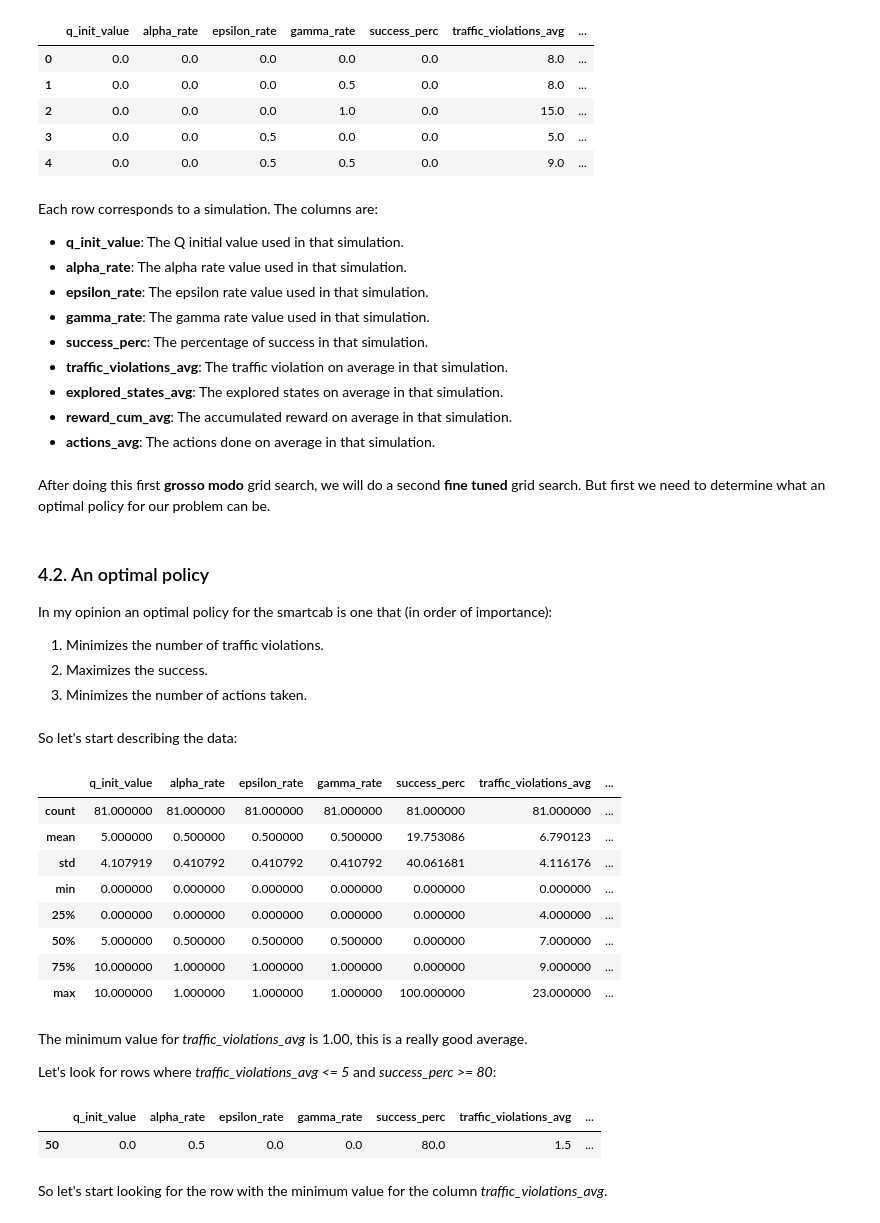
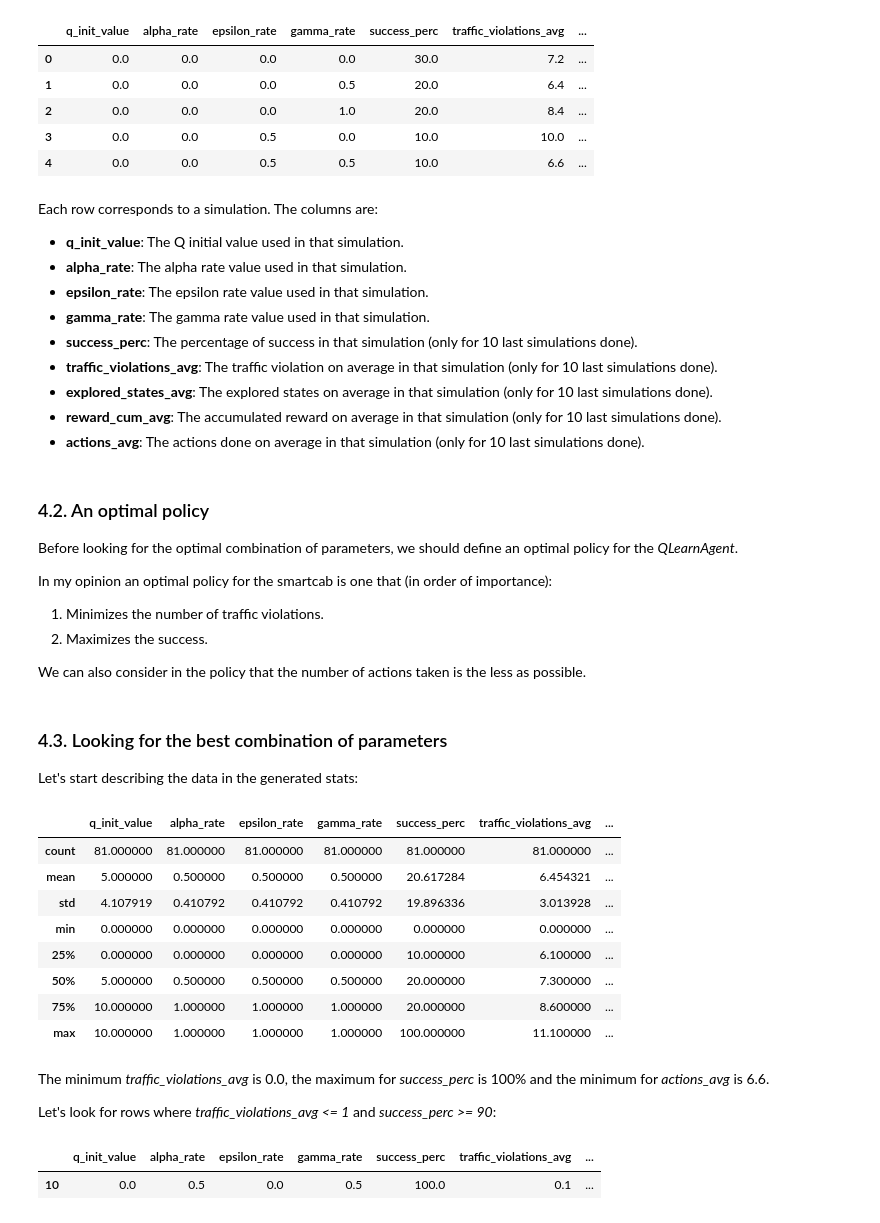
Before and after one commit to jcsastre/udacity_machine-learning_smartcab, a Jupyter notebook: report.ipynb, the cells around one changed output. Saved outputs shown, nothing was run; the diff lists cells and outputs as text; code cells hidden in the pictures.

```diff
--- a/report.ipynb
+++ b/report.ipynb
@@ -84,4 +150,4 @@ The stats data has been stored in a file that I will analyze below:
 # %%
 import pandas as pd
 
-data = pd.read_csv("smartcab/stats_first_qlearn_agent.csv", index_col=0)
+tuning_data = pd.read_csv("smartcab/qlearn_agent_tuning_results_3_samples.csv", index_col=0)
@@ -167,5 +153,0 @@ The correspoding code used to generate this data can be found on **smartcab/main
-# %%
-import pandas as pd
-from altair import Chart
-
-tuning_data = pd.read_csv("smartcab/qlearn_agent_tuning_results.csv", index_col=0)
@@ -175,54 +157,55 @@ Let's see some sample rows to understand the data contained:
 tuning_data.head(5)
 # %% [output]
 |  | q_init_value | alpha_rate | epsilon_rate | gamma_rate | success_perc | traffic_violations_avg | ... |
-| 0 | 0.0 | 0.0 | 0.0 | 0.0 | 0.0 | 8.0 | ... |
-| 1 | 0.0 | 0.0 | 0.0 | 0.5 | 0.0 | 8.0 | ... |
-| 2 | 0.0 | 0.0 | 0.0 | 1.0 | 0.0 | 15.0 | ... |
-| 3 | 0.0 | 0.0 | 0.5 | 0.0 | 0.0 | 5.0 | ... |
-| 4 | 0.0 | 0.0 | 0.5 | 0.5 | 0.0 | 9.0 | ... |
+| 0 | 0.0 | 0.0 | 0.0 | 0.0 | 30.0 | 7.2 | ... |
+| 1 | 0.0 | 0.0 | 0.0 | 0.5 | 20.0 | 6.4 | ... |
+| 2 | 0.0 | 0.0 | 0.0 | 1.0 | 20.0 | 8.4 | ... |
+| 3 | 0.0 | 0.0 | 0.5 | 0.0 | 10.0 | 10.0 | ... |
+| 4 | 0.0 | 0.0 | 0.5 | 0.5 | 10.0 | 6.6 | ... |
 # %% [markdown]
 Each row corresponds to a simulation. The columns are:
 - **q_init_value**: The Q initial value used in that simulation.
 - **alpha_rate**: The alpha rate value used in that simulation.
 - **epsilon_rate**: The epsilon rate value used in that simulation.
 - **gamma_rate**: The gamma rate value used in that simulation.
-- **success_perc**: The percentage of success in that simulation.
-- **traffic_violations_avg**: The traffic violation on average in that simulation.
-- **explored_states_avg**: The explored states on average in that simulation.
-- **reward_cum_avg**: The accumulated reward on average in that simulation.
-- **actions_avg**: The actions done on average in that simulation.
+- **success_perc**: The percentage of success in that simulation (only for 10 last simulations done).
+- **traffic_violations_avg**: The traffic violation on average in that simulation (only for 10 last simulations done).
+- **explored_states_avg**: The explored states on average in that simulation (only for 10 last simulations done).
+- **reward_cum_avg**: The accumulated reward on average in that simulation (only for 10 last simulations done).
+- **actions_avg**: The actions done on average in that simulation (only for 10 last simulations done).
-# %% [markdown]
-After doing this first **grosso modo** grid search, we will do a second **fine tuned** grid search. But first we need to determine what an optimal policy for our problem can be.
 # %% [markdown]
 <h3>4.2. An optimal policy</h3>
+
+Before looking for the optimal combination of parameters, we should define an optimal policy for the *QLearnAgent*.
 
 In my opinion an optimal policy for the smartcab is one that (in order of importance):
 1. Minimizes the number of traffic violations.
 2. Maximizes the success.
-3. Minimizes the number of actions taken.
+
+We can also consider in the policy that the number of actions taken is the less as possible.
-# %% [markdown]
-So let's start describing the data:
+# %% [markdown]
+<h3>4.3. Looking for the best combination of parameters</h3>
+
+Let's start describing the data in the generated stats:
 # %%
 tuning_data.describe()
 # %% [output]
 |  | q_init_value | alpha_rate | epsilon_rate | gamma_rate | success_perc | traffic_violations_avg | ... |
 | count | 81.000000 | 81.000000 | 81.000000 | 81.000000 | 81.000000 | 81.000000 | ... |
-| mean | 5.000000 | 0.500000 | 0.500000 | 0.500000 | 19.753086 | 6.790123 | ... |
-| std | 4.107919 | 0.410792 | 0.410792 | 0.410792 | 40.061681 | 4.116176 | ... |
+| mean | 5.000000 | 0.500000 | 0.500000 | 0.500000 | 20.617284 | 6.454321 | ... |
+| std | 4.107919 | 0.410792 | 0.410792 | 0.410792 | 19.896336 | 3.013928 | ... |
 | min | 0.000000 | 0.000000 | 0.000000 | 0.000000 | 0.000000 | 0.000000 | ... |
-| 25% | 0.000000 | 0.000000 | 0.000000 | 0.000000 | 0.000000 | 4.000000 | ... |
-| 50% | 5.000000 | 0.500000 | 0.500000 | 0.500000 | 0.000000 | 7.000000 | ... |
-| 75% | 10.000000 | 1.000000 | 1.000000 | 1.000000 | 0.000000 | 9.000000 | ... |
-| max | 10.000000 | 1.000000 | 1.000000 | 1.000000 | 100.000000 | 23.000000 | ... |
+| 25% | 0.000000 | 0.000000 | 0.000000 | 0.000000 | 10.000000 | 6.100000 | ... |
+| 50% | 5.000000 | 0.500000 | 0.500000 | 0.500000 | 20.000000 | 7.300000 | ... |
+| 75% | 10.000000 | 1.000000 | 1.000000 | 1.000000 | 20.000000 | 8.600000 | ... |
+| max | 10.000000 | 1.000000 | 1.000000 | 1.000000 | 100.000000 | 11.100000 | ... |
 # %% [markdown]
-The minimum value for *traffic_violations_avg* is 1.00, this is a really good average.
+The minimum *traffic_violations_avg* is 0.0, the maximum for *success_perc* is 100% and the minimum for *actions_avg* is 6.6.
 
-Let's look for rows where *traffic_violations_avg <= 5* and *success_perc >= 80*:
+Let's look for rows where *traffic_violations_avg <= 1* and *success_perc >= 90*:
 # %%
-tuning_data_rows = tuning_data[(tuning_data['traffic_violations_avg'] <= 5) & (tuning_data['success_perc'] >= 80)]
-tuning_data_rows.head(20)
+tuning_data_rows = tuning_data[(tuning_data['traffic_violations_avg'] <= 1) & (tuning_data['success_perc'] >= 90)]
+tuning_data_rows.head()
 # %% [output]
 |  | q_init_value | alpha_rate | epsilon_rate | gamma_rate | success_perc | traffic_violations_avg | ... |
-| 50 | 0.0 | 0.5 | 0.0 | 0.0 | 80.0 | 1.5 | ... |
+| 10 | 0.0 | 0.5 | 0.0 | 0.5 | 100.0 | 0.1 | ... |
-# %% [markdown]
-So let's start looking for the row with the minimum value for the column *traffic_violations_avg*.
```
Also changed, not shown: parts of 44 cells of this notebook, 13 other files.
